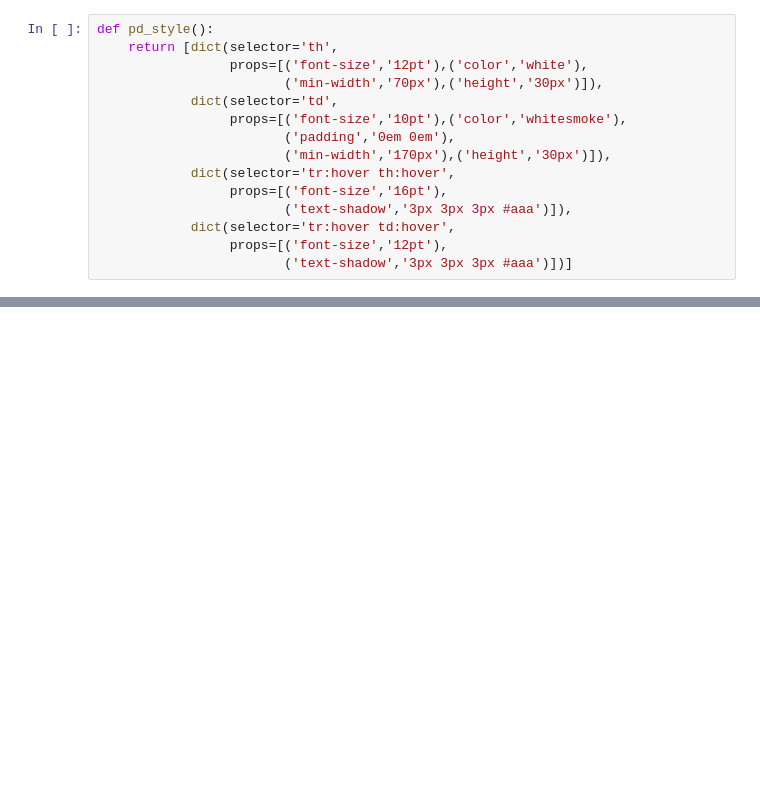
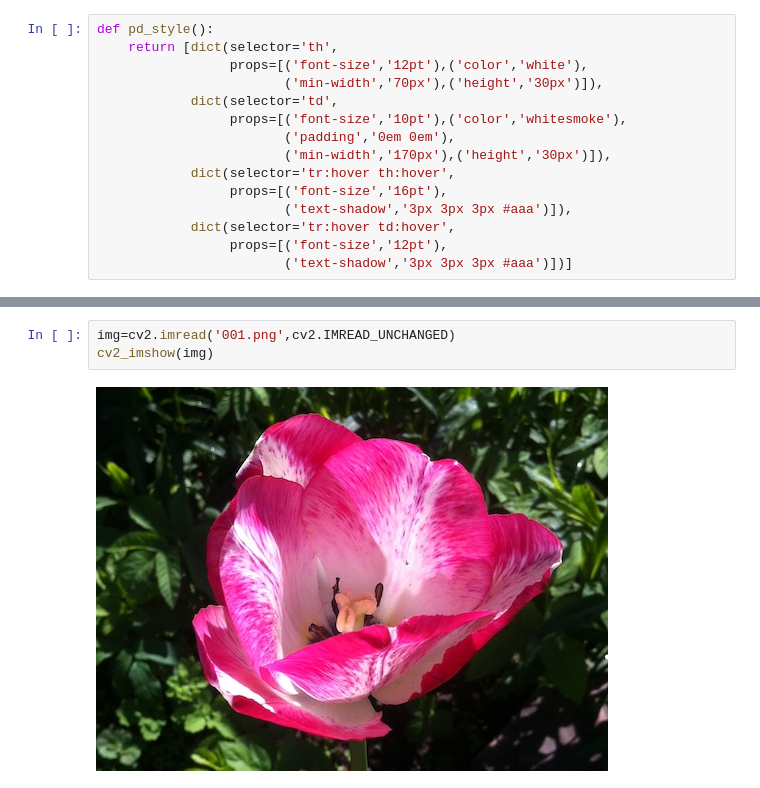
Before and after one commit to OlgaBelitskaya/colab_notebooks, a Jupyter notebook: advanced_outputs.ipynb, the cells around one changed output, grey strips where cells are left out. Cells and saved outputs as stored; diff of their text form; blank space fills up the shorter version.

```diff
--- a/advanced_outputs.ipynb
+++ b/advanced_outputs.ipynb
@@ -125,0 +175,5 @@ interactive(children=(SelectMultiple(description='SYMBOLS', index=(0, 1, 2, 3, 4
+# %%
+img=cv2.imread('001.png',cv2.IMREAD_UNCHANGED)
+cv2_imshow(img)
+# %% [output]
+[figure, added]
```
Also changed, not shown: parts of 10 cells of this notebook.
